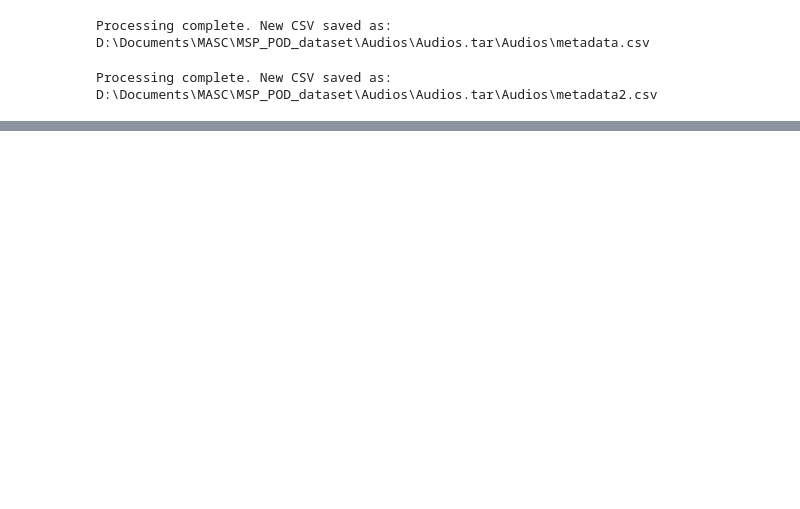
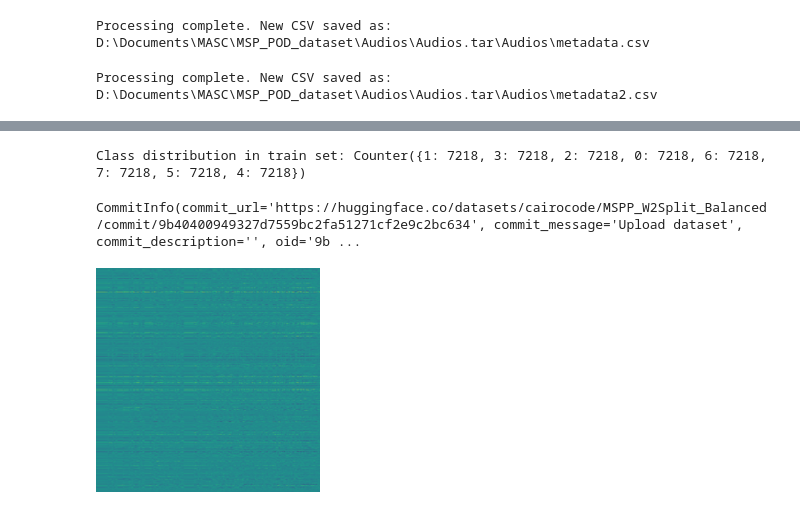
Before and after one commit to wasef-c/EmoSpeech, a Jupyter notebook: Processing/audio_ds.ipynb, the cells around one changed output, grey strips where cells are left out. Saved outputs shown, nothing was run; the diff lists cells and outputs as text; code cells hidden in the pictures; blank space fills up the shorter version.

```diff
--- a/Processing/audio_ds.ipynb
+++ b/Processing/audio_ds.ipynb
@@ -127,0 +186,5 @@ Processing complete. New CSV saved as: D:\Documents\MASC\MSP_POD_dataset\Audios\
+# %%
+from collections import Counter
+
+train_counts = Counter(train_dataset['label'])
+print("Class distribution in train set:", train_counts)
@@ -127,0 +193,6 @@ Processing complete. New CSV saved as: D:\Documents\MASC\MSP_POD_dataset\Audios\
+# %%
+import math
+
+# Average number of samples among classes
+avg_count = math.floor(sum(train_counts.values()) / len(train_counts))
+print("Target (average) number of samples per class:", avg_count)
@@ -127,0 +292,22 @@ Processing complete. New CSV saved as: D:\Documents\MASC\MSP_POD_dataset\Audios\
+# %%
+train_counts_new = Counter(balanced_train_dataset['label'])
+print("Class distribution in train set:", train_counts_new)
+# %% [output]
+Class distribution in train set: Counter({1: 7218, 3: 7218, 2: 7218, 0: 7218, 6: 7218, 7: 7218, 5: 7218, 4: 7218})
+# %%
+from datasets import DatasetDict
+
+ds_new = DatasetDict({
+    'train': balanced_train_dataset,
+    'validation': balanced_val_dataset,
+    'test': test_dataset
+})
+
+
+ds_new.push_to_hub("MSPP_W2Split_Balanced")
+# %% [output]
+CommitInfo(commit_url='https://huggingface.co/datasets/cairocode/MSPP_W2Split_Balanced/commit/9b40400949327d7559bc2fa51271cf2e9c2bc634', commit_message='Upload dataset', commit_description='', oid='9b ...
+# %%
+balanced_train_dataset[0]['image']
+# %% [output]
+[figure, added]
```
Also changed, not shown: parts of 5 cells of this notebook, 4 other files.
